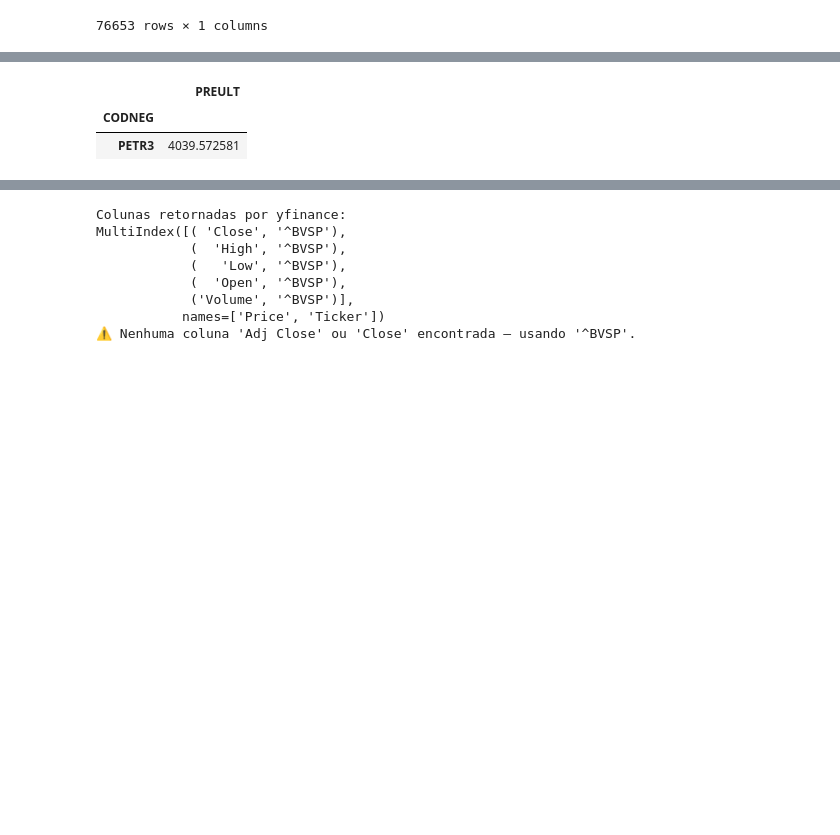
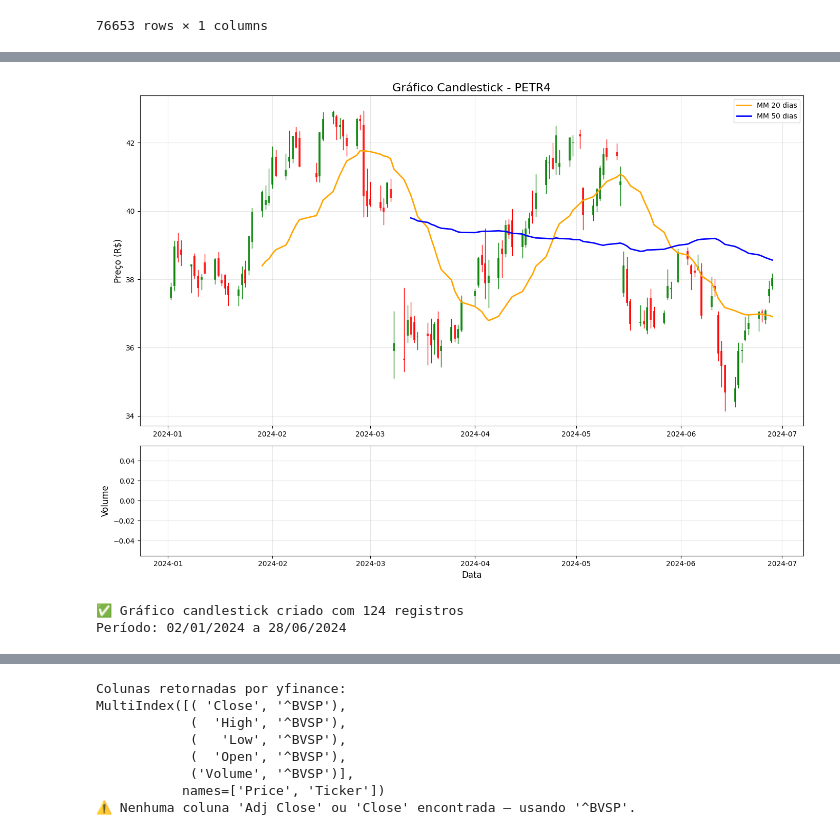
Before and after one commit to Ericdelucas/Inicia-o_Cientifica_BigData_and_DataScience, a Jupyter notebook: PARTE1.ipynb, the cells around one changed output, grey strips where cells are left out. Drawn from its saved outputs; the diff is of its cells as text; code cells hidden in the pictures; blank space fills up the shorter version.

```diff
--- a/PARTE1.ipynb
+++ b/PARTE1.ipynb
@@ -43,7 +132,70 @@ dfPETR3=df.query("CODNEG=='PETR3'")
 # %%
-dfPETR3[["CODNEG","PREULT"]].groupby("CODNEG").mean()
+# Gráfico candlestick simulado com dados disponíveis
+if all(col in dfPETR4.columns for col in ['PREABE', 'PREMAX', 'PREMIN', 'PREULT']):
+    # Filtrar dados válidos
+    df_petr4_valido = dfPETR4.dropna(subset=['PREABE', 'PREMAX', 'PREMIN', 'PREULT'])
+
+    if len(df_petr4_valido) > 0:
+        # Converter data para formato datetime
+        df_petr4_valido = df_petr4_valido.copy()
+        df_petr4_valido['Data Do Pregão'] = pd.to_datetime(df_petr4_valido['Data Do Pregão'], format='%Y%m%d')
+        df_petr4_valido = df_petr4_valido.sort_values('Data Do Pregão')
+
+        # Normalizar preços (dividindo por 100)
+        for col in ['PREABE', 'PREMAX', 'PREMIN', 'PREULT']:
+            df_petr4_valido[col] = df_petr4_valido[col] / 100
+
+        # Criar gráfico candlestick simulado
+        fig, (ax1, ax2) = plt.subplots(2, 1, figsize=(14, 10), gridspec_kw={'height_ratios': [3, 1]})
+
+        # Gráfico principal (candlestick simulado)
+        for i, row in df_petr4_valido.iterrows():
+            cor = 'green' if row['PREULT'] >= row['PREABE'] else 'red'
+
+            # Linha vertical (high-low)
+            ax1.plot([row['Data Do Pregão'], row['Data Do Pregão']],
+                    [row['PREMIN'], row['PREMAX']],
+                    color=cor, linewidth=1)
+
+            # Retângulo (open-close)
+            altura = abs(row['PREULT'] - row['PREABE'])
+            base = min(row['PREABE'], row['PREULT'])
+            ax1.bar(row['Data Do Pregão'], altura, bottom=base,
+                   width=0.6, color=cor, alpha=0.8)
+
+        # Médias móveis
+        df_petr4_valido['MA_20'] = df_petr4_valido['PREULT'].rolling(20).mean()
+        df_petr4_valido['MA_50'] = df_petr4_valido['PREULT'].rolling(50).mean()
+
+        ax1.plot(df_petr4_valido['Data Do Pregão'], df_petr4_valido['MA_20'],
+                label='MM 20 dias', linewidth=2, color='orange')
+        ax1.plot(df_petr4_valido['Data Do Pregão'], df_petr4_valido['MA_50'],
+                label='MM 50 dias', linewidth=2, color='blue')
+
+        ax1.set_title('Gráfico Candlestick - PETR4', fontsize=16)
+        ax1.set_ylabel('Preço (R$)', fontsize=12)
+        ax1.legend()
+        ax1.grid(True, alpha=0.3)
+
+        # Volume (se disponível)
+        if 'VOLTOT' in df_petr4_valido.columns:
+            ax2.bar(df_petr4_valido['Data Do Pregão'], df_petr4_valido['VOLTOT'],
+                   color='gray', alpha=0.6)
+            ax2.set_ylabel('Volume', fontsize=12)
+            ax2.set_xlabel('Data', fontsize=12)
+            ax2.grid(True, alpha=0.3)
+
+        plt.tight_layout()
+        plt.show()
+
+        print(f"✅ Gráfico candlestick criado com {len(df_petr4_valido)} registros")
+        print(f"Período: {df_petr4_valido['Data Do Pregão'].min().strftime('%d/%m/%Y')} a {df_petr4_valido['Data Do Pregão'].max().strftime('%d/%m/%Y')}")
+    else:
+        print("❌ Não há dados válidos suficientes para criar o gráfico candlestick")
+else:
+    print("❌ Colunas necessárias para candlestick não estão disponíveis")
 # %% [output]
-|  | PREULT |
-| CODNEG |  |
-| PETR3 | 4039.572581 |
+[figure, added]
+✅ Gráfico candlestick criado com 124 registros
+Período: 02/01/2024 a 28/06/2024
 # %%
```
Also changed, not shown: parts of 5 cells of this notebook, 4 other files.
